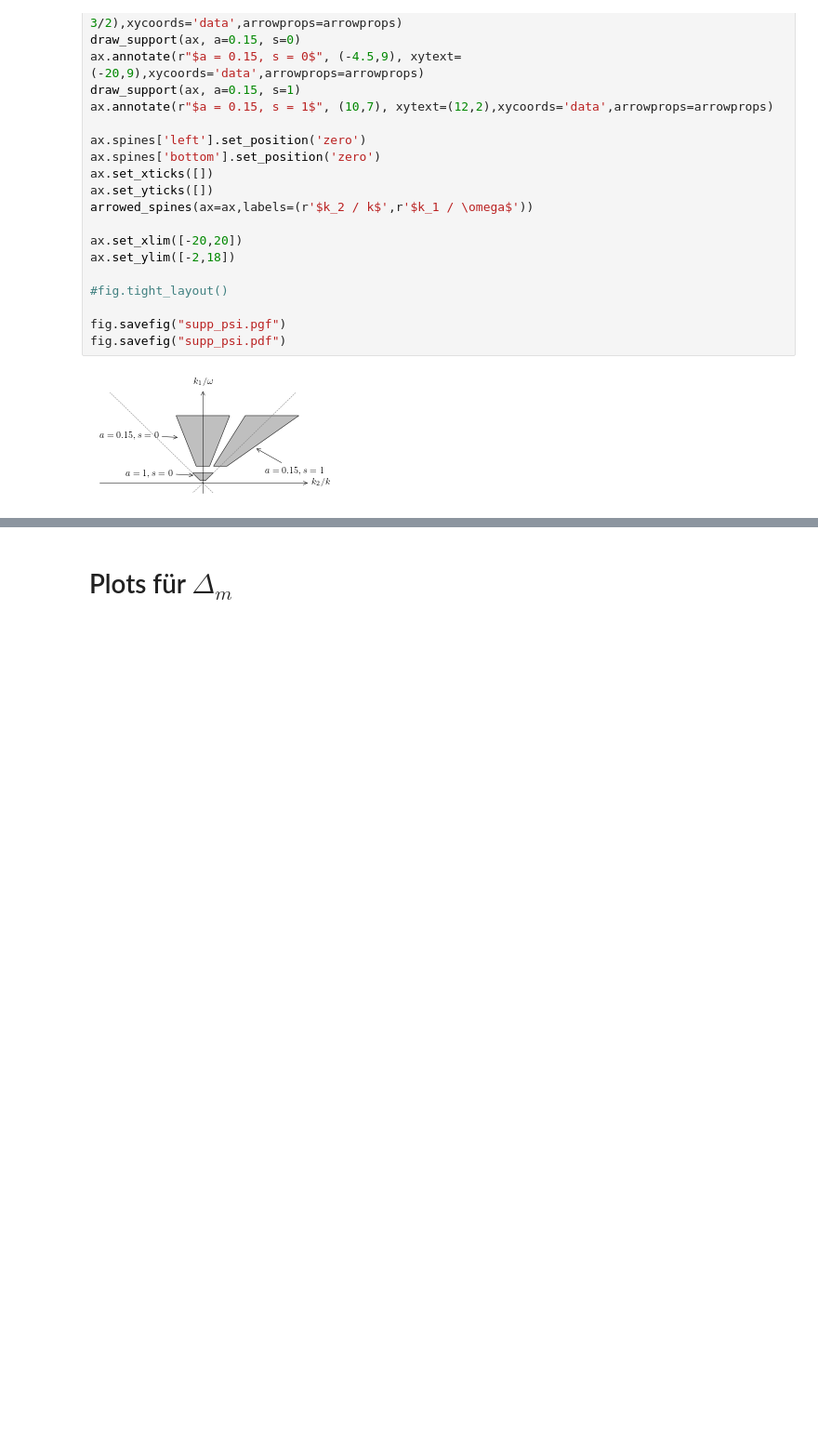
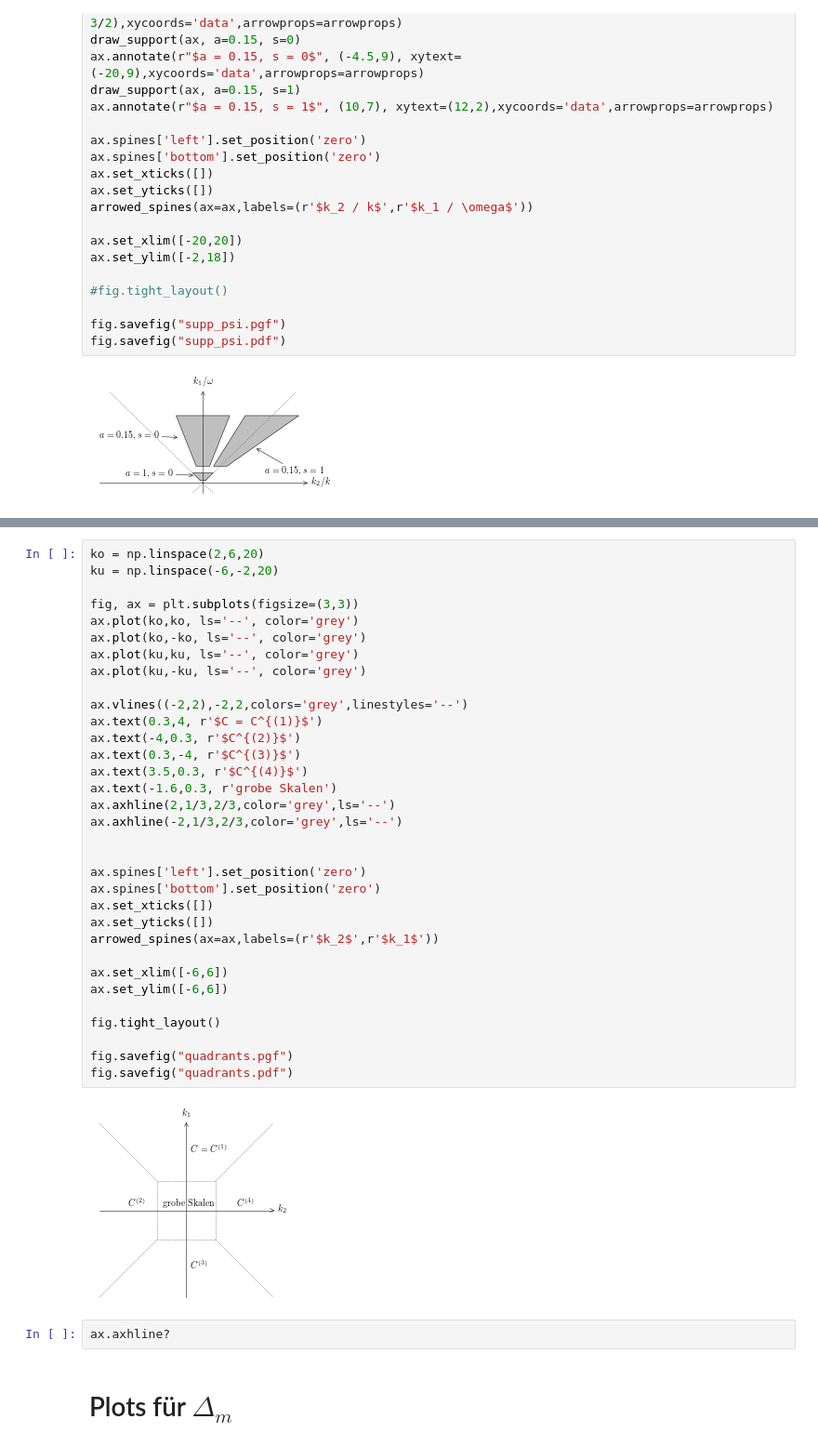
Before and after one commit to jlbosse/Bachelorarbeit, a Jupyter notebook: Aufschrieb/images/Plots.ipynb, the cells around one changed output, grey strips where cells are left out. Shown: that part at 93% size. Saved outputs shown, nothing was run; the diff lists cells and outputs as text; blank space fills up the shorter version.

```diff
--- a/Aufschrieb/images/Plots.ipynb
+++ b/Aufschrieb/images/Plots.ipynb
@@ -250,3 +250,40 @@ fig.savefig("supp_psi_substitution2.pdf")
+# %%
+ko = np.linspace(2,6,20)
+ku = np.linspace(-6,-2,20)
+
+fig, ax = plt.subplots(figsize=(3,3))
+ax.plot(ko,ko, ls='--', color='grey')
+ax.plot(ko,-ko, ls='--', color='grey')
+ax.plot(ku,ku, ls='--', color='grey')
+ax.plot(ku,-ku, ls='--', color='grey')
+
+ax.vlines((-2,2),-2,2,colors='grey',linestyles='--')
+ax.text(0.3,4, r'$C = C^{(1)}$')
+ax.text(-4,0.3, r'$C^{(2)}$')
+ax.text(0.3,-4, r'$C^{(3)}$')
+ax.text(3.5,0.3, r'$C^{(4)}$')
+ax.text(-1.6,0.3, r'grobe Skalen')
+ax.axhline(2,1/3,2/3,color='grey',ls='--')
+ax.axhline(-2,1/3,2/3,color='grey',ls='--')
+
+
+ax.spines['left'].set_position('zero')
+ax.spines['bottom'].set_position('zero')
+ax.set_xticks([])
+ax.set_yticks([])
+arrowed_spines(ax=ax,labels=(r'$k_2$',r'$k_1$'))
+
+ax.set_xlim([-6,6])
+ax.set_ylim([-6,6])
+
+fig.tight_layout()
+
+fig.savefig("quadrants.pgf")
+fig.savefig("quadrants.pdf")
+# %% [output]
+[figure, added]
+# %%
+ax.axhline?
 # %% [markdown]
 # Plots für $\Delta_m$
 # %%
```
Also changed, not shown: parts of 2 cells of this notebook, 16 other files.
